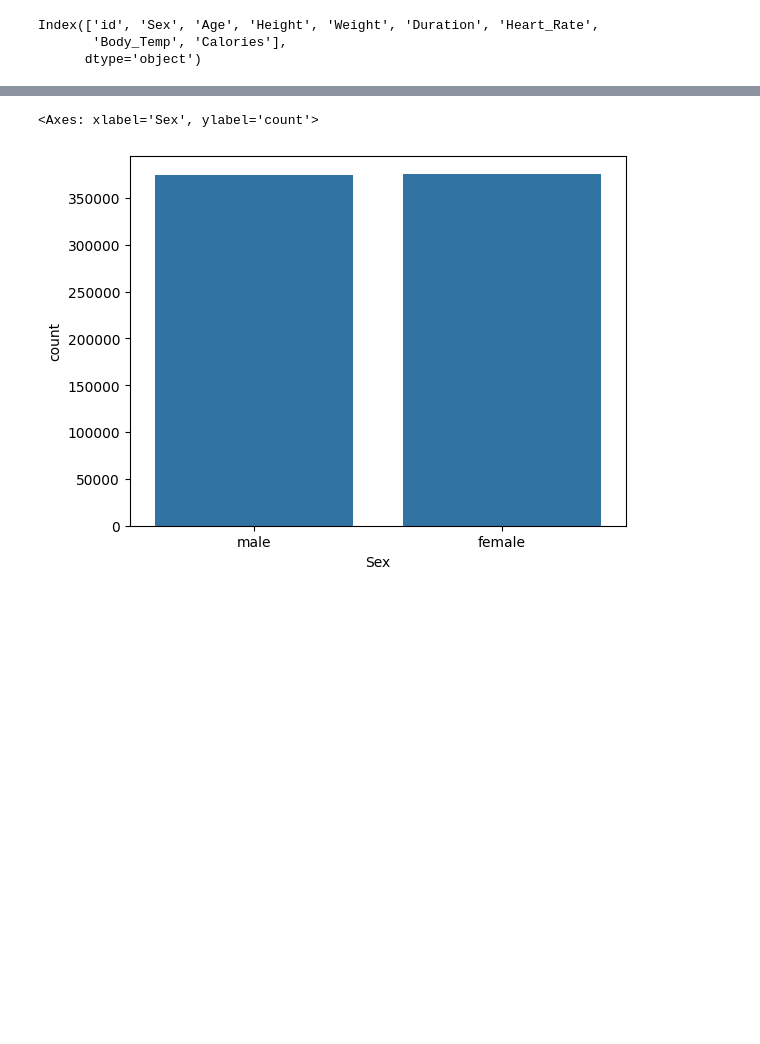
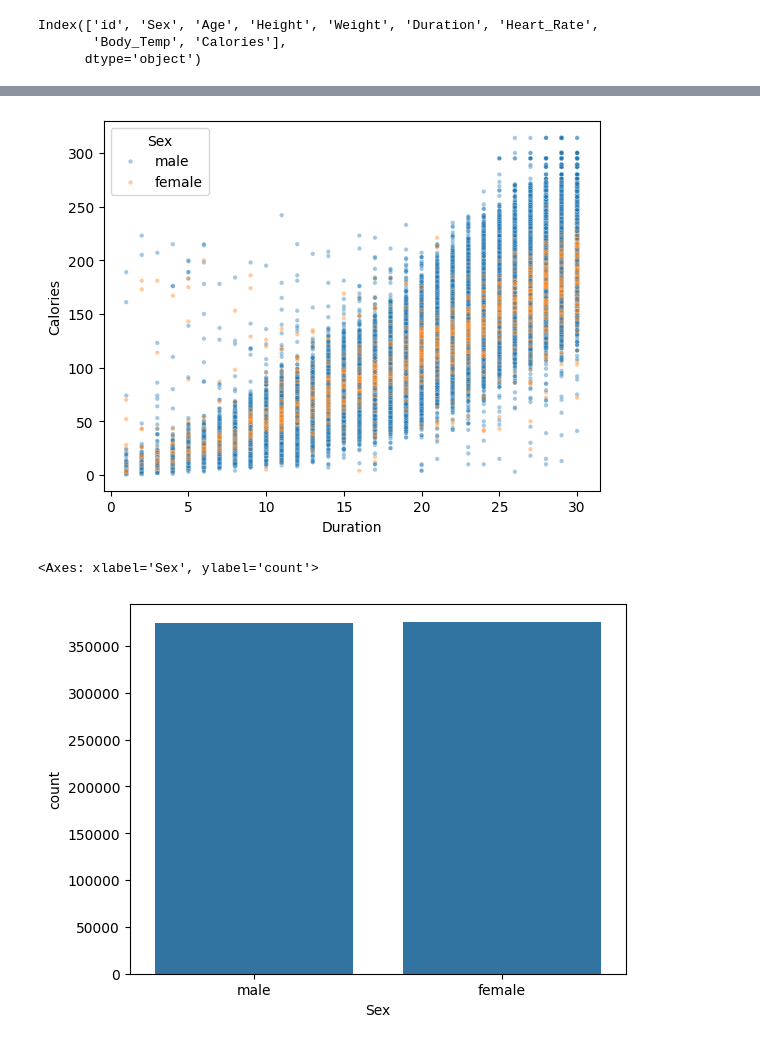
Before and after one commit to Abu-Taher01/Predict-Calorie-Expenditure, a Jupyter notebook: Welcome_To_Colab.ipynb, the cells around one changed output, grey strips where cells are left out. Cells and saved outputs as stored; diff of their text form; code cells hidden in the pictures; blank space fills up the shorter version.

```diff
--- a/Welcome_To_Colab.ipynb
+++ b/Welcome_To_Colab.ipynb
@@ -234,3 +232,7 @@ sns.scatterplot(train_df,x='Calories',y='Body_Temp',hue='Sex',alpha=0.4,s=10);
+# %%
+sns.scatterplot(train_df,y='Calories',x='Duration',hue='Sex',alpha=0.4,s=10);
+# %% [output]
+[figure, added]
 # %%
 # sns.barplot(train_df,x='Sex',y='Calories')
 sns.countplot(train_df,x='Sex')
```
Also changed, not shown: parts of 4 cells of this notebook.
